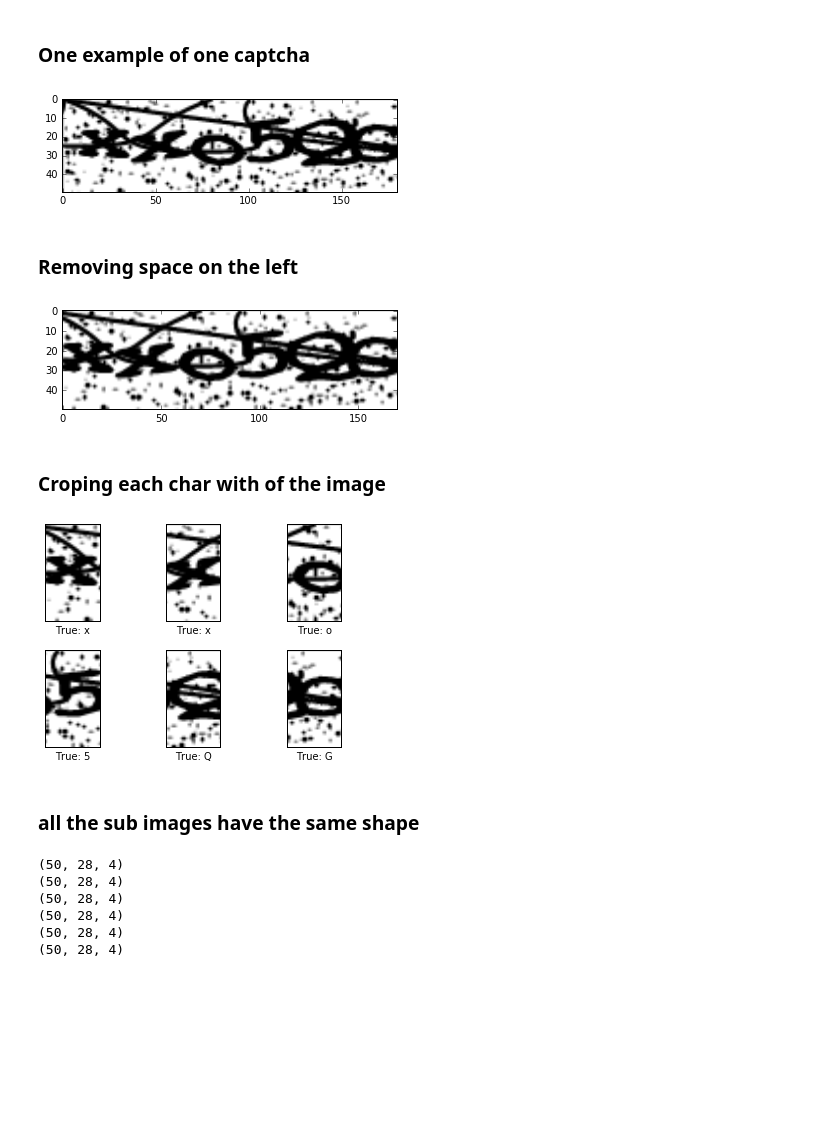
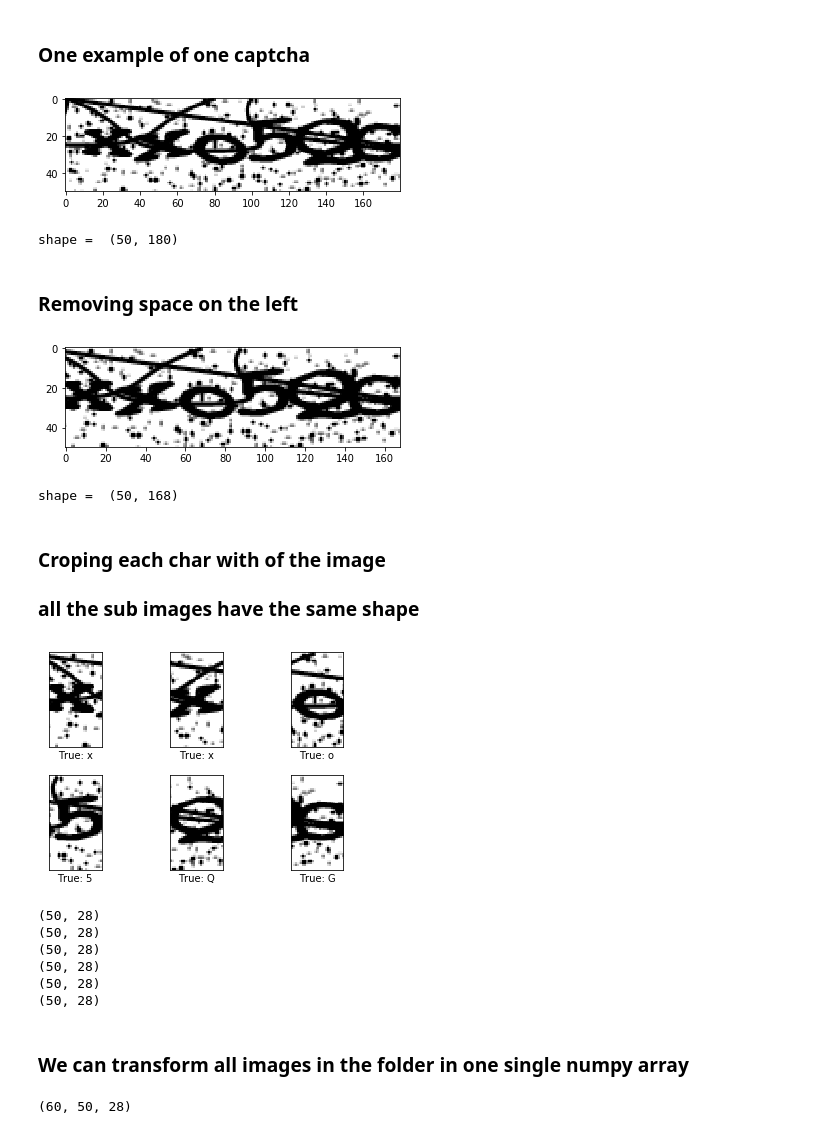
Before and after one commit to Libardo1/Crazy4Bots, a Jupyter notebook: src/Basic_image_manipulation.ipynb, the cells around one changed output. Saved outputs shown, nothing was run; the diff lists cells and outputs as text; code cells hidden in the pictures; blank space fills up the shorter version.

Commit message:
Add function to transform a whole folder of images into one np array

```diff
--- a/src/Basic_image_manipulation.ipynb
+++ b/src/Basic_image_manipulation.ipynb
@@ -11,8 +12,11 @@ from scipy import misc
 # %%
 #Usefull functions
 
+def one_channel(image):
+    return image[:,:,0]
+
 def remove_left(image):
-    return image[:, 10:]
+    return image[:, 12:]
 
 def crop6char(image,cropsize=28):
     """
@@ -22,19 +26,34 @@ def crop6char(image,cropsize=28):
     all_char = []
     left_cut = 0
     right_cut = 0
-    for i in range(number_of_char):
+    for _ in range(number_of_char):
         right_cut += cropsize
         char_image = image[:, left_cut:right_cut]
         all_char.append(char_image)
         left_cut += cropsize
-    return np.array(all_char)
+    return all_char
+
+
+def cap2array(folder_name):
+    """
+    Function to transform all images and return one array
+    """
+    all_images = []
+    for filename in os.listdir(folder_name):
+        image_path = os.path.join(folder_name,filename)
+        image = misc.imread(image_path)
+        image = one_channel(image)
+        image = remove_left(image)
+        all_images.extend(crop6char(image))
+    return np.array(all_images)
+
 
 def plot6images(images, label, prediction=None):
     """
     Function to show 6 images with their respective classes.
     If prediction is an string, you can see the image, the true label
     and the prediction.
-    :type images: np array
+    :type images: list or np array
     :type label: string
     :type prediction: None or sting
     """
@@ -47,7 +66,7 @@ def plot6images(images, label, prediction=None):
     fig.subplots_adjust(hspace=0.3, wspace=0.3)
 
     for i, ax in enumerate(axes.flat):
-        ax.imshow(images[i], cmap='binary')
+        ax.imshow(images[i], cmap='gray')
         if prediction is None:
             xlabel = "True: {0}".format(label[i])
         else:
@@ -59,35 +78,44 @@ def plot6images(images, label, prediction=None):
 # %% [markdown]
 ### One example of one captcha
 # %%
-raw_example = misc.imread("data/1.png")
-plt.imshow(raw_example)
+#flatting to be one layer only
+raw_example = one_channel(misc.imread("data/1.png"))
+plt.imshow(raw_example,cmap='gray')
 plt.show()
+print("shape = ", raw_example.shape)
 # %% [output]
-[figure, old version]
+[figure, new version]
+shape =  (50, 180)
 # %% [markdown]
 ### Removing space on the left
 # %%
 example = remove_left(raw_example)
-plt.imshow(example)
+plt.imshow(example, cmap='gray')
 plt.show()
+print("shape = ", example.shape)
 # %% [output]
-[figure, old version]
+[figure, new version]
+shape =  (50, 168)
 # %% [markdown]
 ### Croping each char with of the image
+### all the sub  images have the same shape
 # %%
 ex1 = crop6char(example)
 plot6images(ex1, "xxo5QG")
+for image in ex1:
+    print(image.shape)
 # %% [output]
-[figure, old version]
+[figure, new version]
+(50, 28)
+(50, 28)
+(50, 28)
+(50, 28)
+(50, 28)
+(50, 28)
-# %% [markdown]
-### all the sub  images have the same shape
-# %%
-for image in ex1:
-    print(image.shape)
-# %% [output]
-(50, 28, 4)
-(50, 28, 4)
-(50, 28, 4)
-(50, 28, 4)
-(50, 28, 4)
-(50, 28, 4)
+# %% [markdown]
+### We can transform all images in the folder in one single numpy array
+# %%
+all_images = cap2array("data")
+print(all_images.shape)
+# %% [output]
+(60, 50, 28)
```
Also changed, not shown: parts of 1 cell of this notebook, 9 other files.
